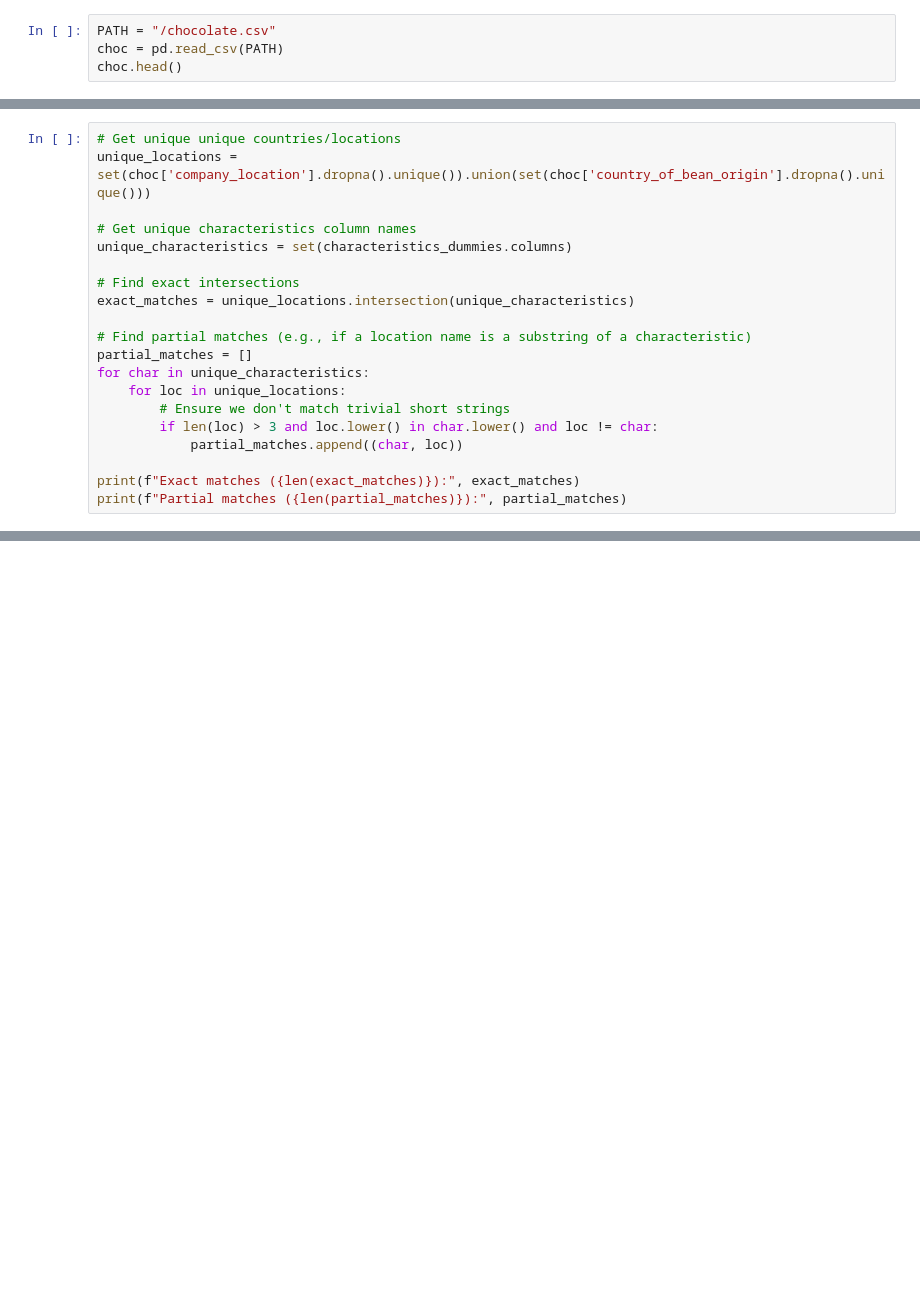
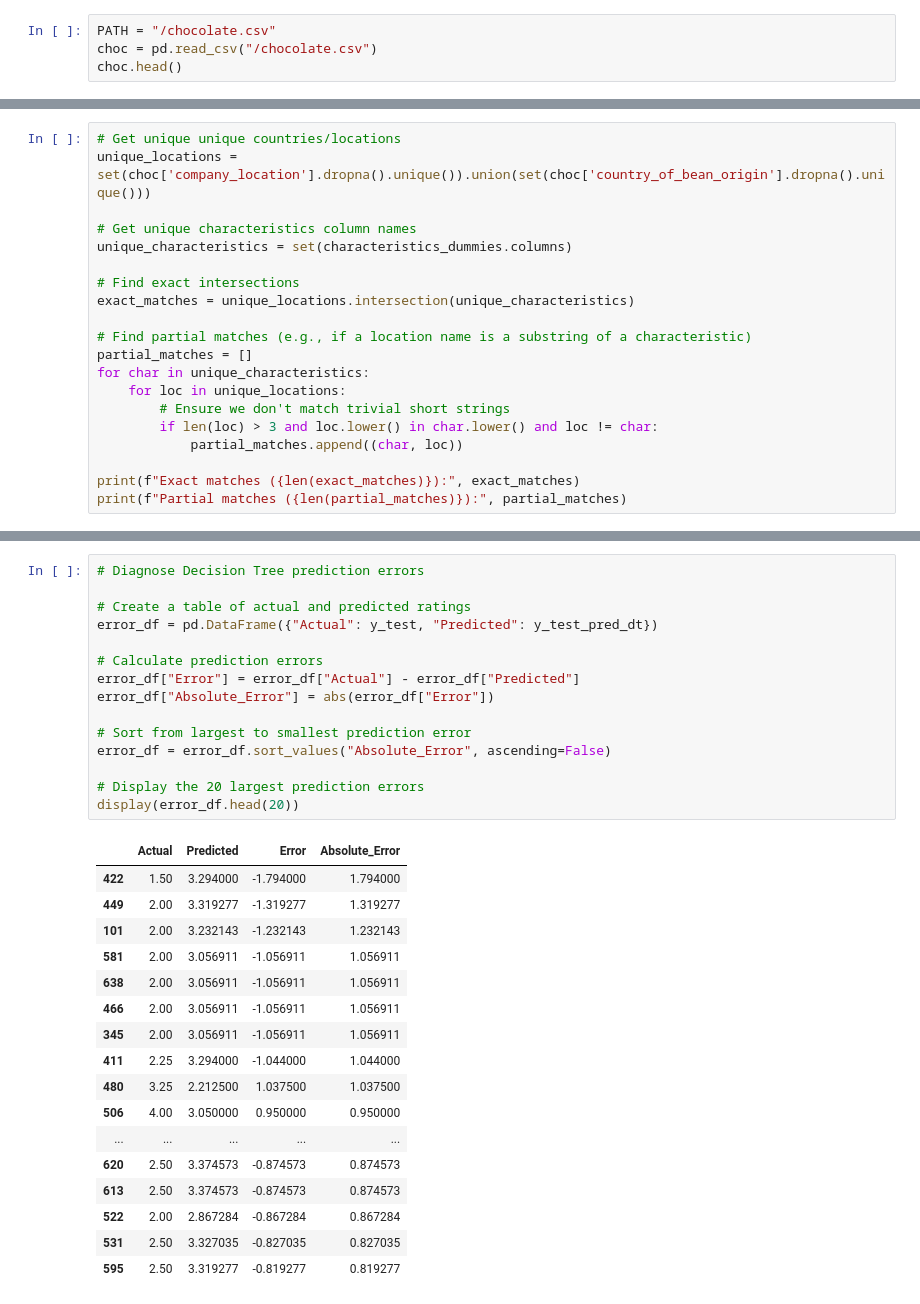
Before and after one commit to leeale2023/BA305_A9-, a Jupyter notebook: chocolate_analysis.ipynb, the cells around one changed output, grey strips where cells are left out. Cells and saved outputs as stored; diff of their text form; blank space fills up the shorter version.

```diff
--- a/chocolate_analysis.ipynb
+++ b/chocolate_analysis.ipynb
@@ -15,7 +15,7 @@ from sklearn.model_selection import train_test_split, KFold, cross_val_score
 from sklearn.metrics import mean_squared_error as MSE
 # %%
 PATH = "/chocolate.csv"
-choc = pd.read_csv(PATH)
+choc = pd.read_csv("/chocolate.csv")
 choc.head()
 # %% [output]
 |  | ref | company_manufacturer | company_location | review_date | country_of_bean_origin | ... |
@@ -271,0 +401,33 @@ display(top_features)
+# %%
+# Diagnose Decision Tree prediction errors
+
+# Create a table of actual and predicted ratings
+error_df = pd.DataFrame({"Actual": y_test, "Predicted": y_test_pred_dt})
+
+# Calculate prediction errors
+error_df["Error"] = error_df["Actual"] - error_df["Predicted"]
+error_df["Absolute_Error"] = abs(error_df["Error"])
+
+# Sort from largest to smallest prediction error
+error_df = error_df.sort_values("Absolute_Error", ascending=False)
+
+# Display the 20 largest prediction errors
+display(error_df.head(20))
+# %% [output]
+|  | Actual | Predicted | Error | Absolute_Error |
+| 422 | 1.50 | 3.294000 | -1.794000 | 1.794000 |
+| 449 | 2.00 | 3.319277 | -1.319277 | 1.319277 |
+| 101 | 2.00 | 3.232143 | -1.232143 | 1.232143 |
+| 581 | 2.00 | 3.056911 | -1.056911 | 1.056911 |
+| 638 | 2.00 | 3.056911 | -1.056911 | 1.056911 |
+| 466 | 2.00 | 3.056911 | -1.056911 | 1.056911 |
+| 345 | 2.00 | 3.056911 | -1.056911 | 1.056911 |
+| 411 | 2.25 | 3.294000 | -1.044000 | 1.044000 |
+| 480 | 3.25 | 2.212500 | 1.037500 | 1.037500 |
+| 506 | 4.00 | 3.050000 | 0.950000 | 0.950000 |
+| ... | ... | ... | ... | ... |
+| 620 | 2.50 | 3.374573 | -0.874573 | 0.874573 |
+| 613 | 2.50 | 3.374573 | -0.874573 | 0.874573 |
+| 522 | 2.00 | 2.867284 | -0.867284 | 0.867284 |
+| 531 | 2.50 | 3.327035 | -0.827035 | 0.827035 |
+| 595 | 2.50 | 3.319277 | -0.819277 | 0.819277 |
```
Also changed, not shown: parts of 11 cells of this notebook.
